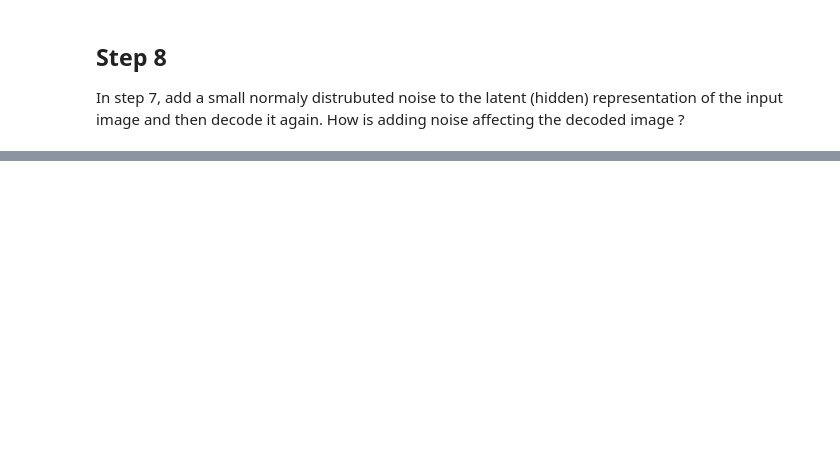
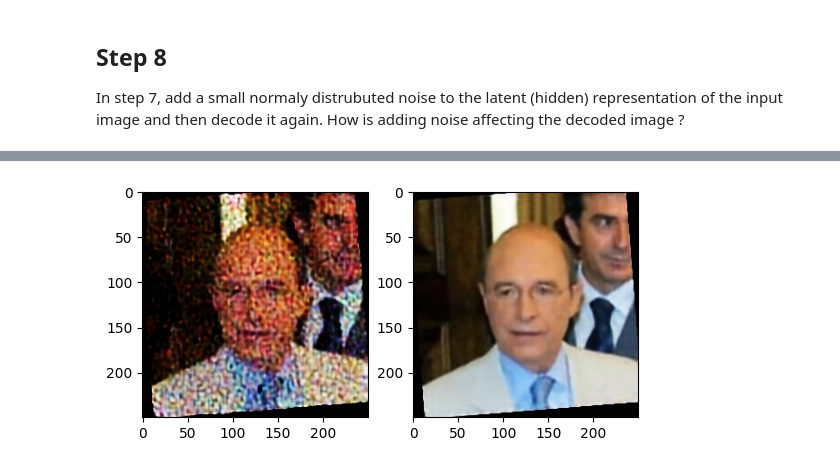
Before and after one commit to SakolB/CECS457, a Jupyter notebook: HW4/HW4.ipynb, the cells around one changed output, grey strips where cells are left out. Drawn from its saved outputs; the diff is of its cells as text; code cells hidden in the pictures; blank space fills up the shorter version.

```diff
--- a/HW4/HW4.ipynb
+++ b/HW4/HW4.ipynb
@@ -387,0 +417,3 @@ In step 7, add a small normaly distrubuted noise to the latent (hidden) represen
+# %%
+encoded.shape
+decoded_noise = model.decoder(encoded)
@@ -387,0 +425,2 @@ In step 7, add a small normaly distrubuted noise to the latent (hidden) represen
+# %%
+decoded_noise = decoded_noise.permute(1, 2, 0)
@@ -387,0 +429,11 @@ In step 7, add a small normaly distrubuted noise to the latent (hidden) represen
+# %%
+def plot_image_pair(x,y):
+    plt.subplot(121)
+    plt.imshow(x.detach().cpu().squeeze())
+    plt.subplot(122)
+    plt.imshow(y.detach().cpu().squeeze())
+# %%
+decoded_noise = decoded_noise.cpu()
+plot_image_pair(decoded_noise, x_prime)
+# %% [output]
+[figure, added]
```
Also changed, not shown: parts of 24 cells of this notebook, 1 other file.
